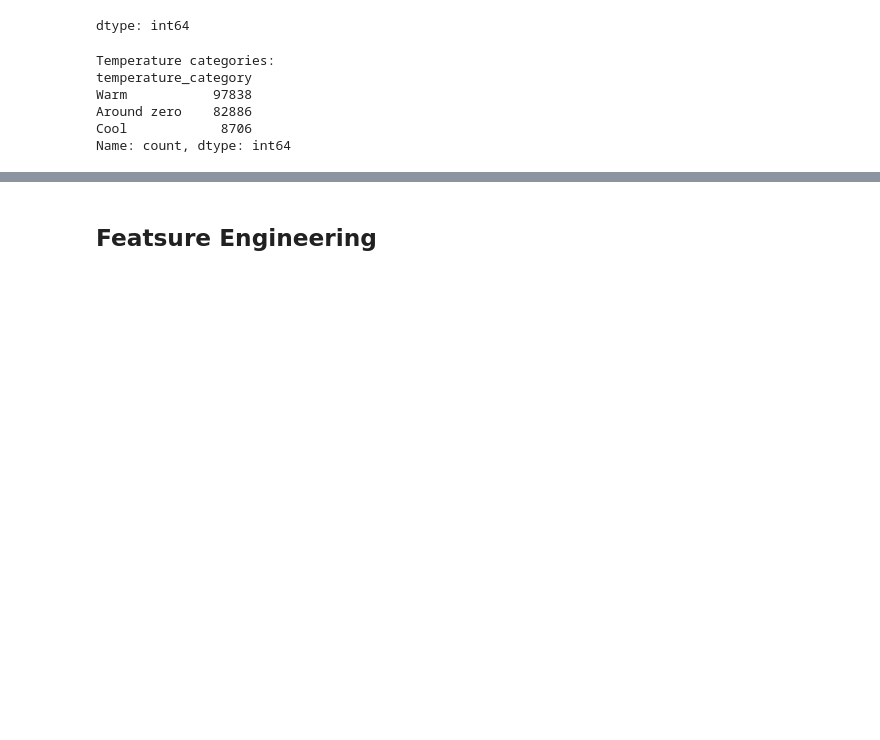
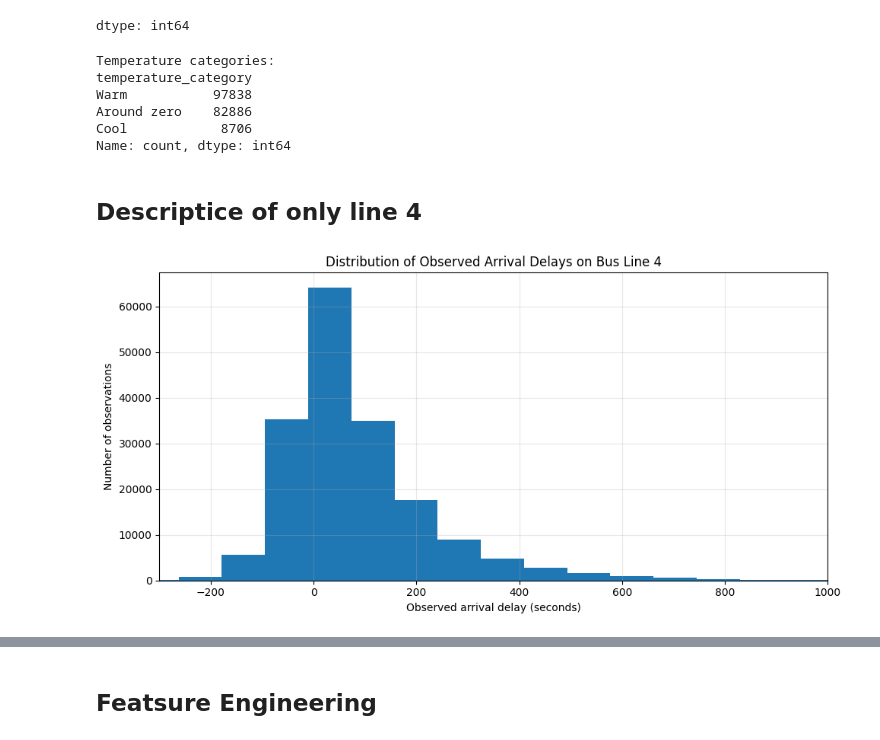
Before and after one commit to felwern/AI_course_exercises, a Jupyter notebook: Project_Line_4.ipynb, the cells around one changed output, grey strips where cells are left out. Cells and saved outputs as stored; diff of their text form; code cells hidden in the pictures; blank space fills up the shorter version.

```diff
--- a/Project_Line_4.ipynb
+++ b/Project_Line_4.ipynb
@@ -1409,3 +1399,26 @@ Warm           97838
 Around zero    82886
 Cool            8706
 Name: count, dtype: int64
+# %% [markdown]
+## Descriptice of only line 4
+# %%
+# Distribution of observed arrival delays
+
+plt.figure(figsize=(10, 5))
+
+plt.hist(
+    line4_morning_2024["observed_arrival_delay"],
+    bins=100
+)
+
+plt.xlim(-300, 1000)
+
+plt.xlabel("Observed arrival delay (seconds)")
+plt.ylabel("Number of observations")
+plt.title("Distribution of Observed Arrival Delays on Bus Line 4")
+
+plt.grid(alpha=0.3)
+plt.tight_layout()
+plt.show()
+# %% [output]
+[figure, added]
```
Also changed, not shown: parts of 8 cells of this notebook.
